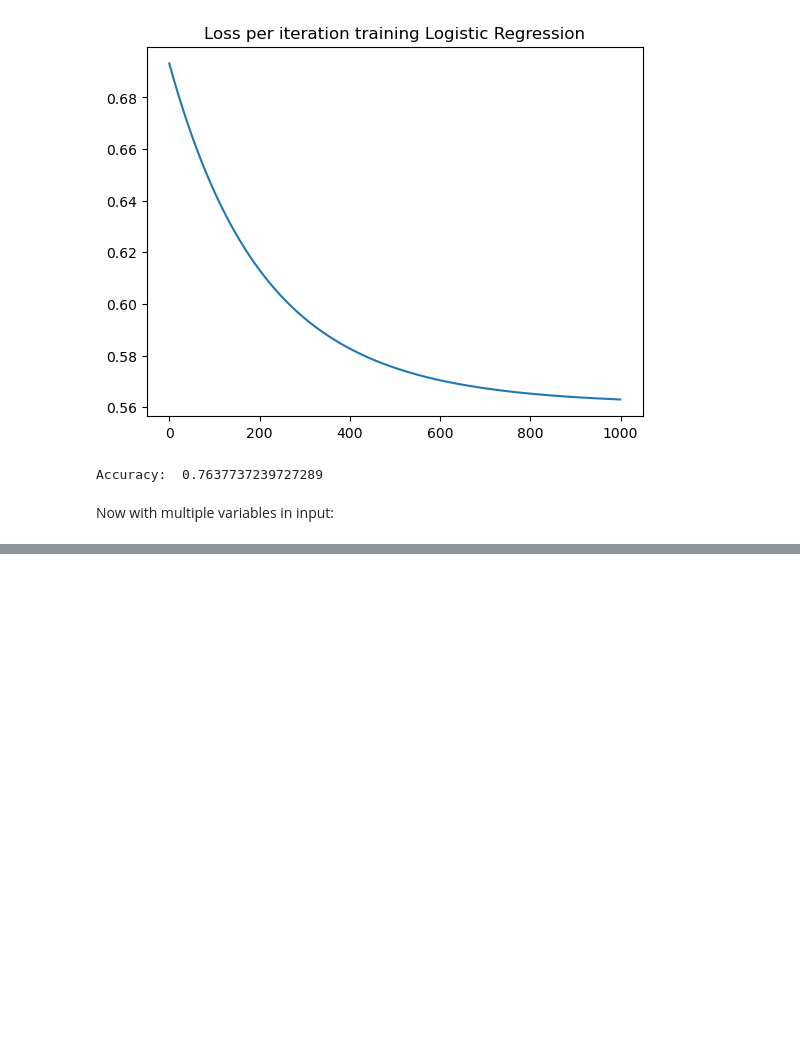
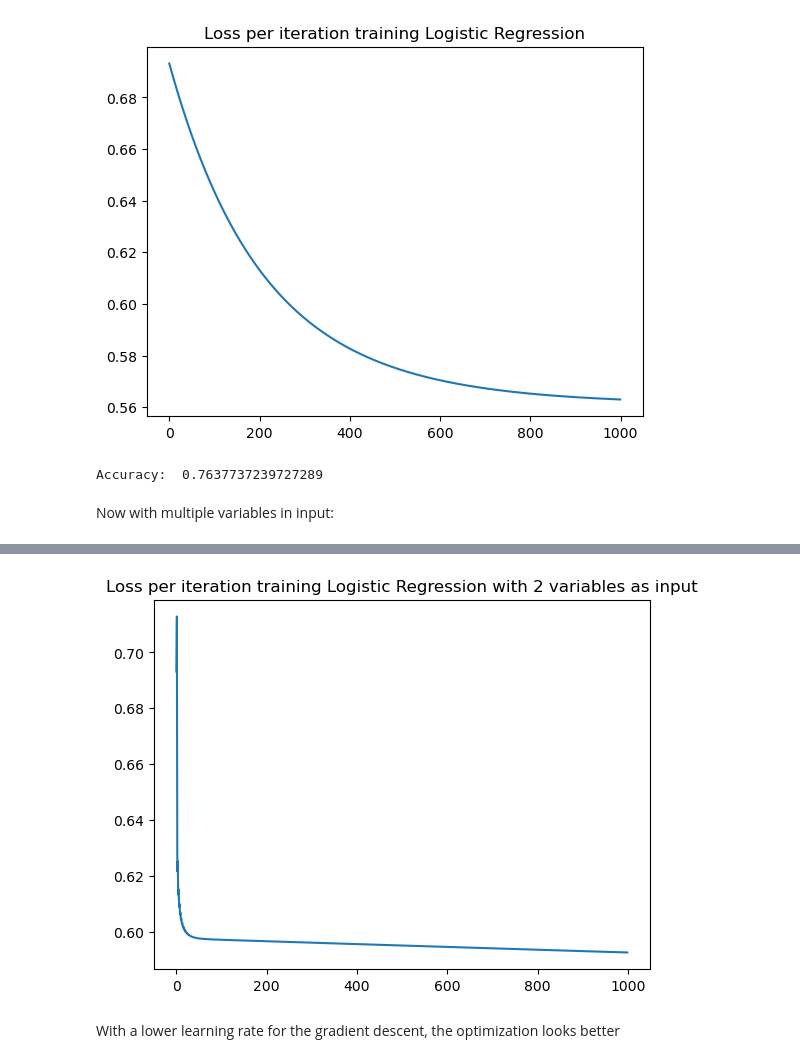
Before and after one commit to jcasarmiento/Perceptron-LogisticRegression, a Jupyter notebook: Adult.ipynb, the cells around one changed output, grey strips where cells are left out. Cells and saved outputs as stored; diff of their text form; code cells hidden in the pictures; blank space fills up the shorter version.

```diff
--- a/Adult.ipynb
+++ b/Adult.ipynb
@@ -320,0 +358,9 @@ Now with multiple variables in input:
+# %%
+plt.figure()
+plt.plot(logreg2.losses)
+plt.title("Loss per iteration training Logistic Regression with 2 variables as input")
+plt.show()
+# %% [output]
+[figure, added]
+# %% [markdown]
+With a lower learning rate for the gradient descent, the optimization looks better
```
Also changed, not shown: parts of 4 cells of this notebook.
